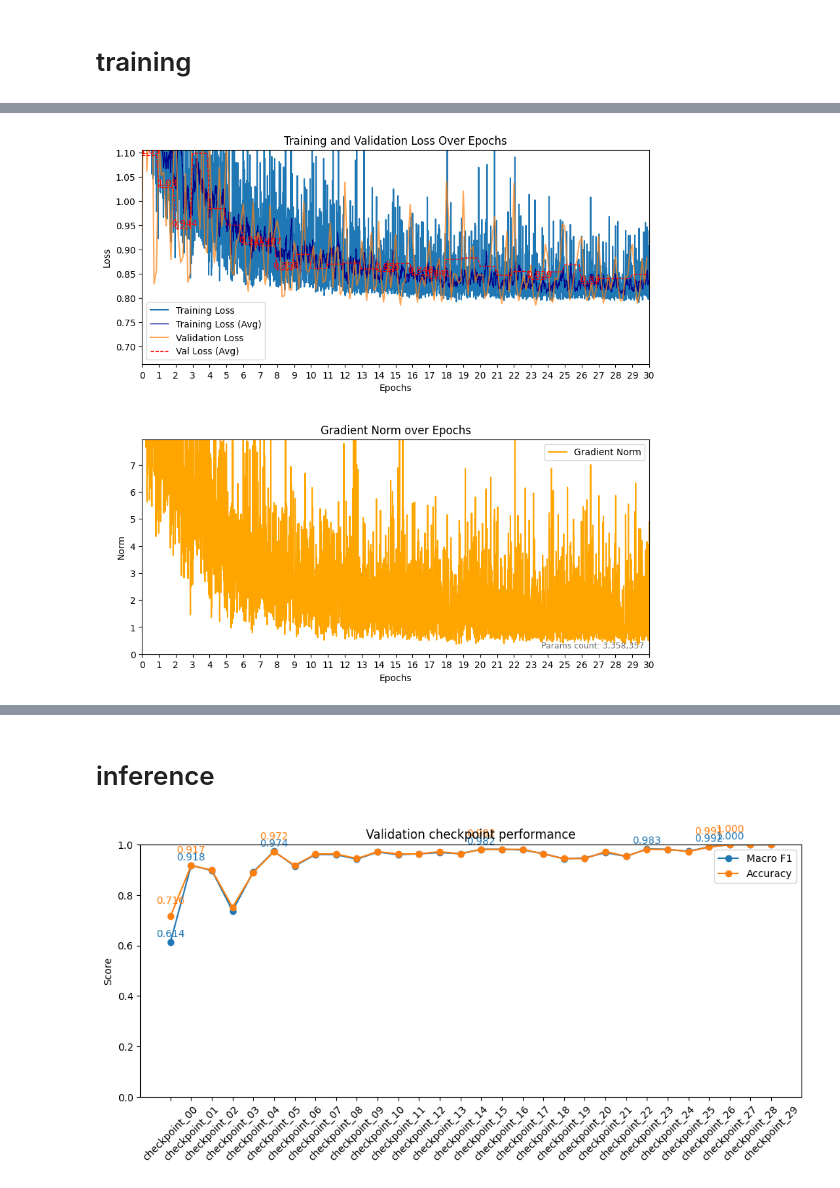
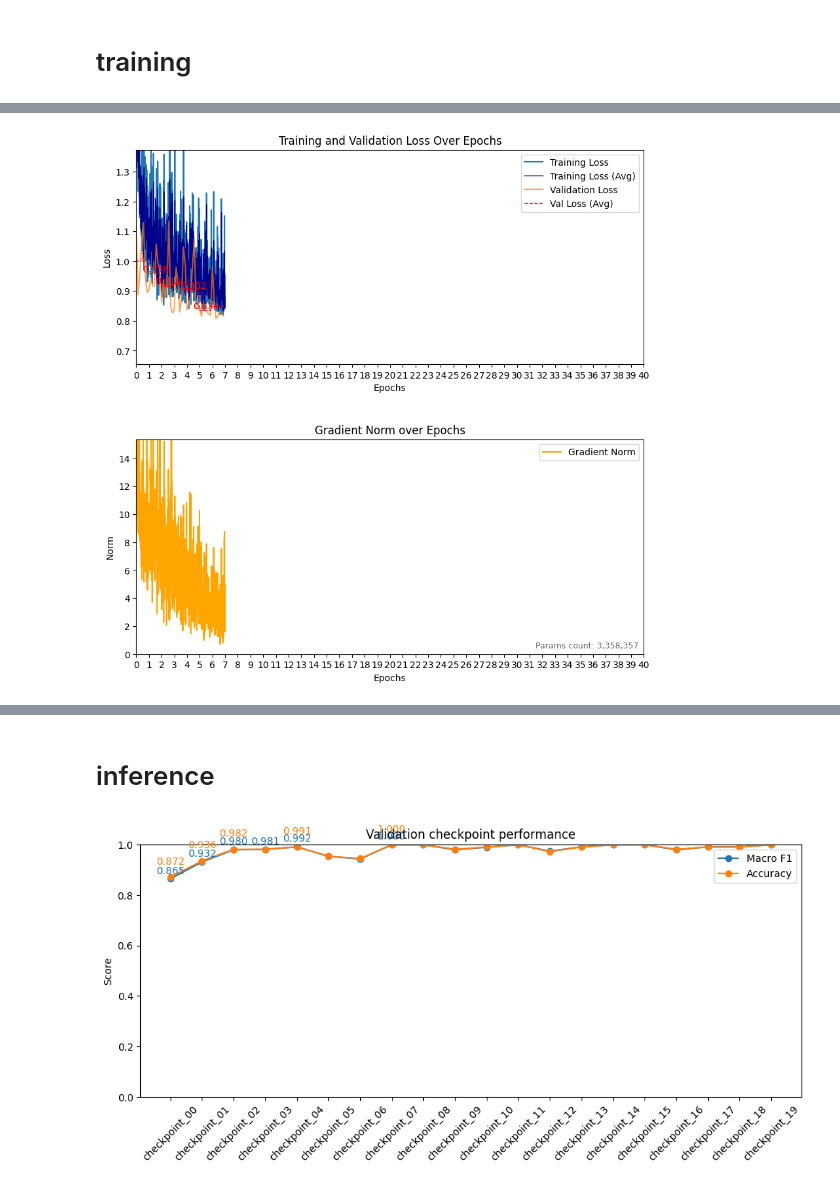
Before and after one commit to El-oan/radar_machine_learning, a Jupyter notebook: src/pointnetV2/radHAR_pointnetV2.ipynb, the cells around one changed output, grey strips where cells are left out. Saved outputs shown, nothing was run; the diff lists cells and outputs as text; code cells hidden in the pictures.

Commit message:
fixed the augmentation in pointnetV2: point order shouldnt be edited in a frame

```diff
--- a/src/pointnetV2/radHAR_pointnetV2.ipynb
+++ b/src/pointnetV2/radHAR_pointnetV2.ipynb
@@ -204,7 +204,7 @@ def augmentation(window):
     for frame in window:
         frame = frame.clone()
         frame[:, :3] = frame[:, :3] * scale + shift
-        augmented.append(frame[torch.randperm(len(frame))])
+        augmented.append(frame)
     return augmented
 # %%
 class RadHARDataset(Dataset):
@@ -619,6 +619,6 @@ def train_model(num_epochs=CONFIG["num_epochs"]):
     return model
 # %%
 if __name__ == "__main__":
-    train_model(30)
+    train_model(40)
 # %% [output]
 Training process starting...
@@ -626 +626 @@ Epoch n°29 complete | Validation loss: 0.8483
-[figure, old version]
+[figure, new version]
@@ -698,7 +704,7 @@ plt.legend()
 plt.tight_layout()
 plt.show()
 # %% [output]
-[figure, old version]
+[figure, new version]
 # %%
 best_idx = max(range(len(accuracy_scores)), key=lambda idx: (round(accuracy_scores[idx], 2), idx))
 best_checkpoint_path = checkpoint_paths[best_idx]
```
Also changed, not shown: parts of 2 cells of this notebook, 14 other files.
